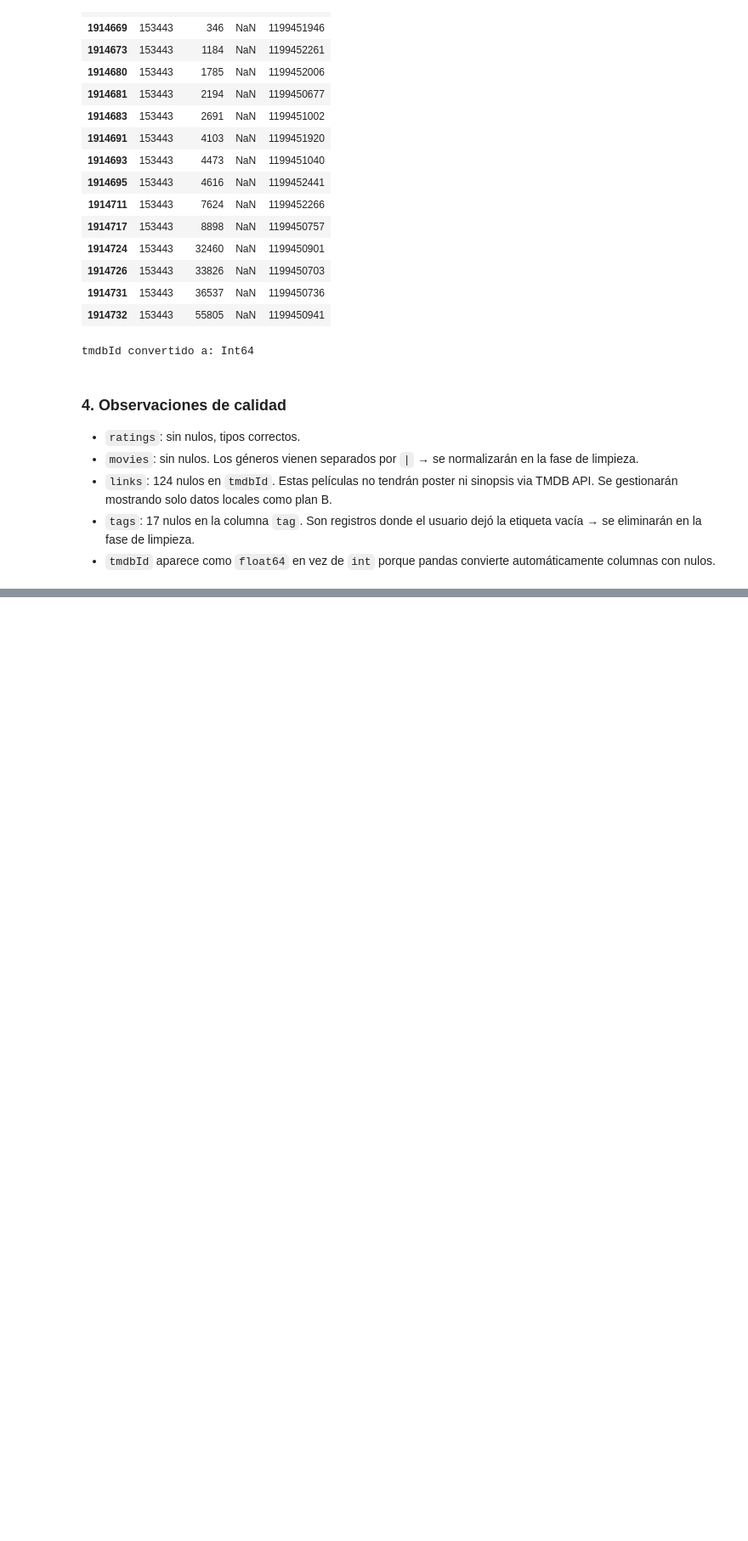
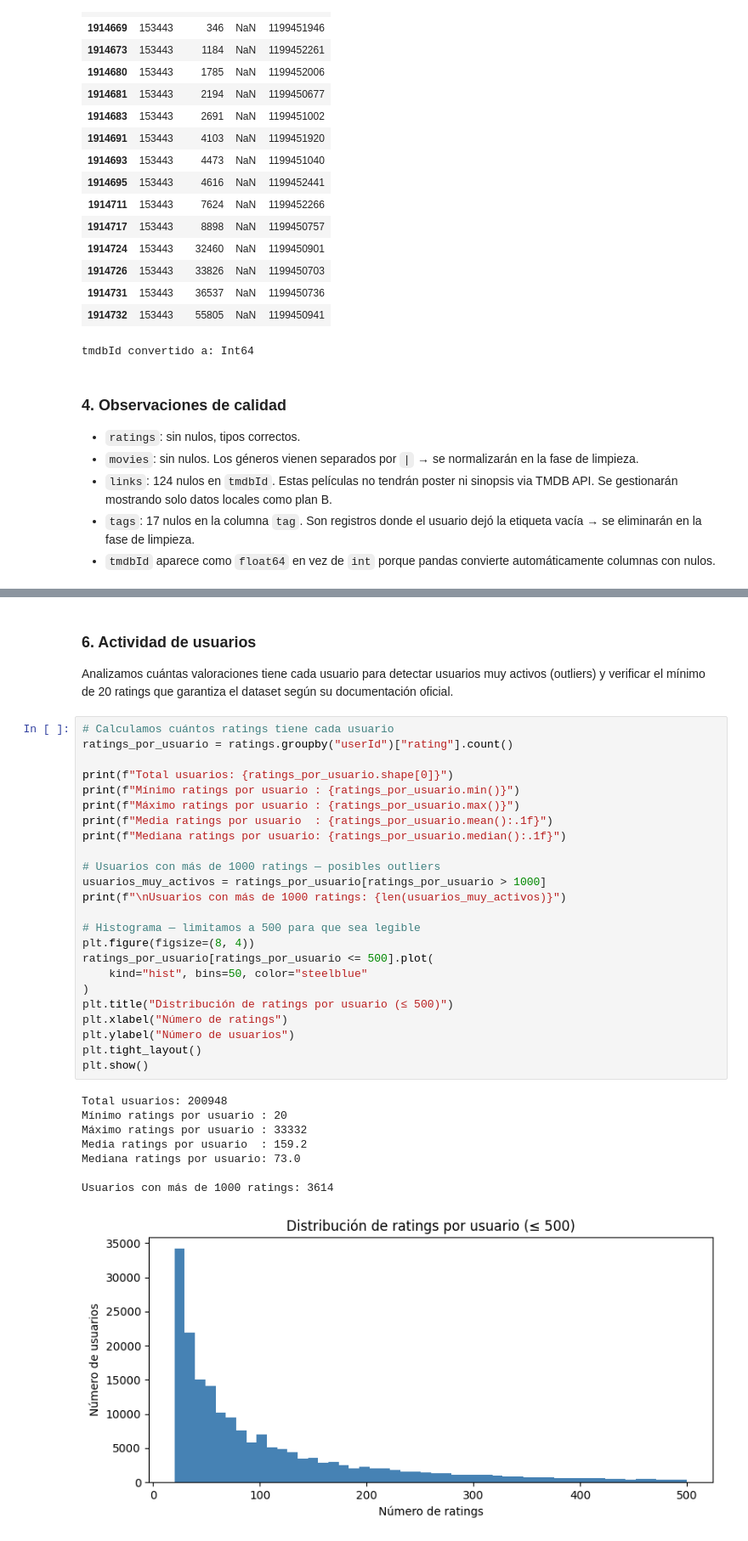
Before and after one commit to badrlah9/CineMatch-Sistema-de-recomendacion-peliculas, a Jupyter notebook: src/pipline/notebooks/eda.ipynb, the cells around one changed output, grey strips where cells are left out. Shown at 85% size. Drawn from its saved outputs; the diff is of its cells as text; blank space fills up the shorter version.

```diff
--- a/src/pipline/notebooks/eda.ipynb
+++ b/src/pipline/notebooks/eda.ipynb
@@ -156,0 +205,38 @@ tmdbId convertido a: Int64
+# %% [markdown]
+### 6. Actividad de usuarios
+Analizamos cuántas valoraciones tiene cada usuario para detectar
+usuarios muy activos (outliers) y verificar el mínimo de 20 ratings
+que garantiza el dataset según su documentación oficial.
+# %%
+# Calculamos cuántos ratings tiene cada usuario
+ratings_por_usuario = ratings.groupby("userId")["rating"].count()
+
+print(f"Total usuarios: {ratings_por_usuario.shape[0]}")
+print(f"Mínimo ratings por usuario : {ratings_por_usuario.min()}")
+print(f"Máximo ratings por usuario : {ratings_por_usuario.max()}")
+print(f"Media ratings por usuario  : {ratings_por_usuario.mean():.1f}")
+print(f"Mediana ratings por usuario: {ratings_por_usuario.median():.1f}")
+
+# Usuarios con más de 1000 ratings — posibles outliers
+usuarios_muy_activos = ratings_por_usuario[ratings_por_usuario > 1000]
+print(f"\nUsuarios con más de 1000 ratings: {len(usuarios_muy_activos)}")
+
+# Histograma — limitamos a 500 para que sea legible
+plt.figure(figsize=(8, 4))
+ratings_por_usuario[ratings_por_usuario <= 500].plot(
+    kind="hist", bins=50, color="steelblue"
+)
+plt.title("Distribución de ratings por usuario (≤ 500)")
+plt.xlabel("Número de ratings")
+plt.ylabel("Número de usuarios")
+plt.tight_layout()
+plt.show()
+# %% [output]
+Total usuarios: 200948
+Mínimo ratings por usuario : 20
+Máximo ratings por usuario : 33332
+Media ratings por usuario  : 159.2
+Mediana ratings por usuario: 73.0
+
+Usuarios con más de 1000 ratings: 3614
+[figure, added]
```
Also changed, not shown: parts of 8 cells of this notebook.
